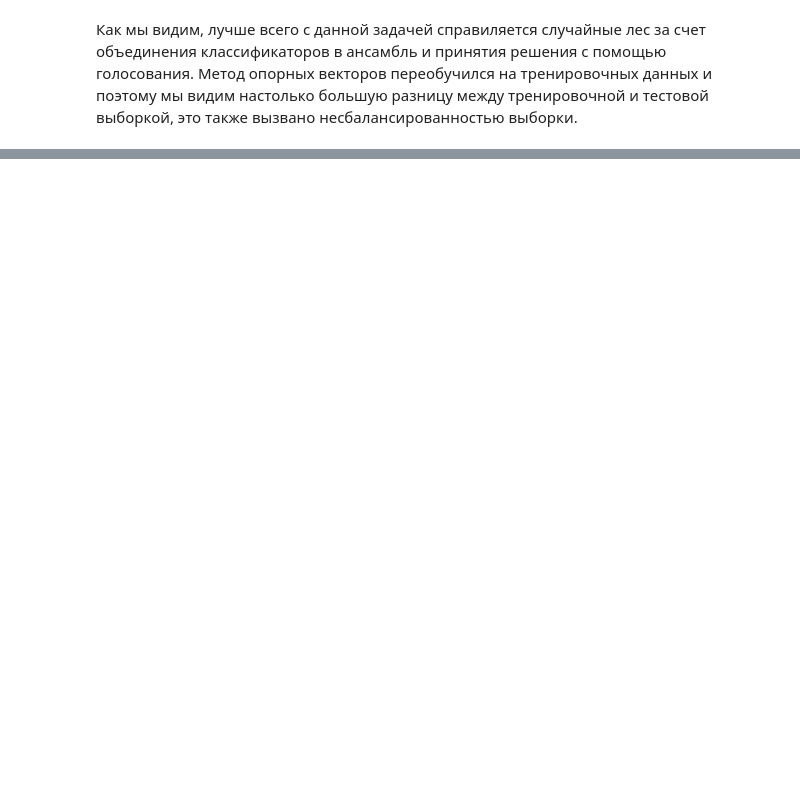
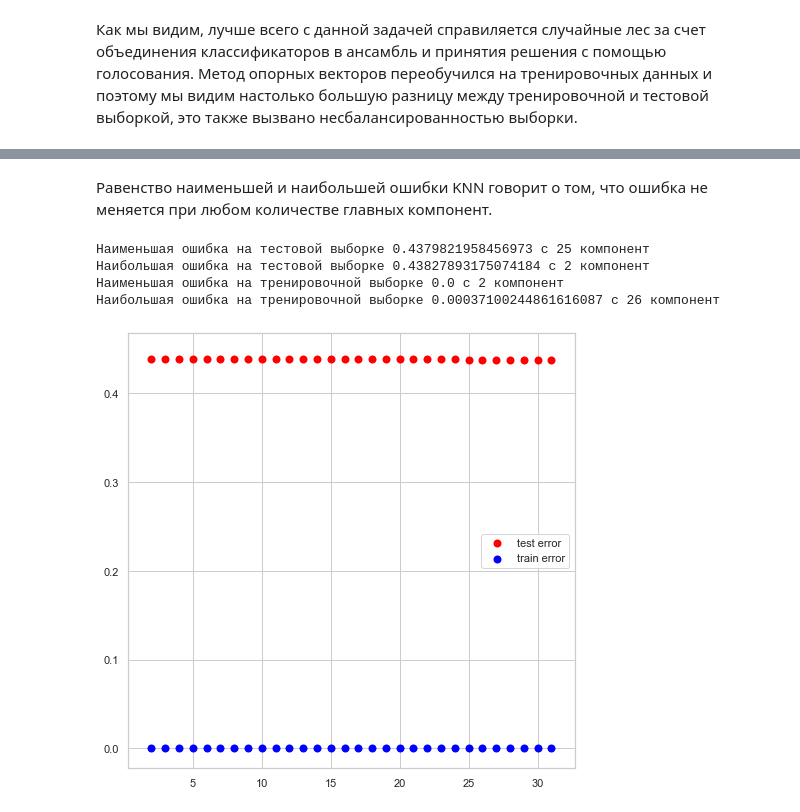
Before and after one commit to eaidova/ML, a Jupyter notebook: task1.ipynb, the cells around one changed output, grey strips where cells are left out. Drawn from its saved outputs; the diff is of its cells as text; code cells hidden in the pictures; blank space fills up the shorter version.

```diff
--- a/task1.ipynb
+++ b/task1.ipynb
@@ -538,0 +861,24 @@ print(err_train, err_test)
+# %% [markdown]
+Равенство наименьшей и наибольшей ошибки KNN говорит о том, что ошибка не меняется при любом количестве главных компонент.
+# %%
+test_err, train_err = select_components(svc)
+fig = plt.figure(figsize=(8, 8))
+ax = fig.add_subplot(1,1,1)
+colors = ['red', 'blue']
+ax.scatter(n_components, test_err, color=colors[0], linewidth=2.)
+ax.scatter(n_components, train_err, color=colors[1], linewidth=2.)
+ax.legend(['test error', 'train error'])
+best_test_result = np.argmin(test_err)
+best_train_result = np.argmin(train_err)
+worst_test_result = np.argmax(test_err)
+worst_train_result = np.argmax(train_err)
+print("Наименьшая ошибка на тестовой выборке {} с {} компонент".format(test_err[best_test_result], best_test_result + 2))
+print("Наибольшая ошибка на тестовой выборке {} с {} компонент".format(test_err[worst_test_result], worst_test_result + 2))
+print("Наименьшая ошибка на тренировочной выборке {} с {} компонент".format(train_err[best_train_result], best_train_result + 2))
+print("Наибольшая ошибка на тренировочной выборке {} с {} компонент".format(train_err[worst_train_result], worst_train_result + 2))
+# %% [output]
+Наименьшая ошибка на тестовой выборке 0.4379821958456973 с 25 компонент
+Наибольшая ошибка на тестовой выборке 0.43827893175074184 с 2 компонент
+Наименьшая ошибка на тренировочной выборке 0.0 с 2 компонент
+Наибольшая ошибка на тренировочной выборке 0.00037100244861616087 с 26 компонент
+[figure, added]
```
Also changed, not shown: parts of 47 cells of this notebook, 1 other file.
